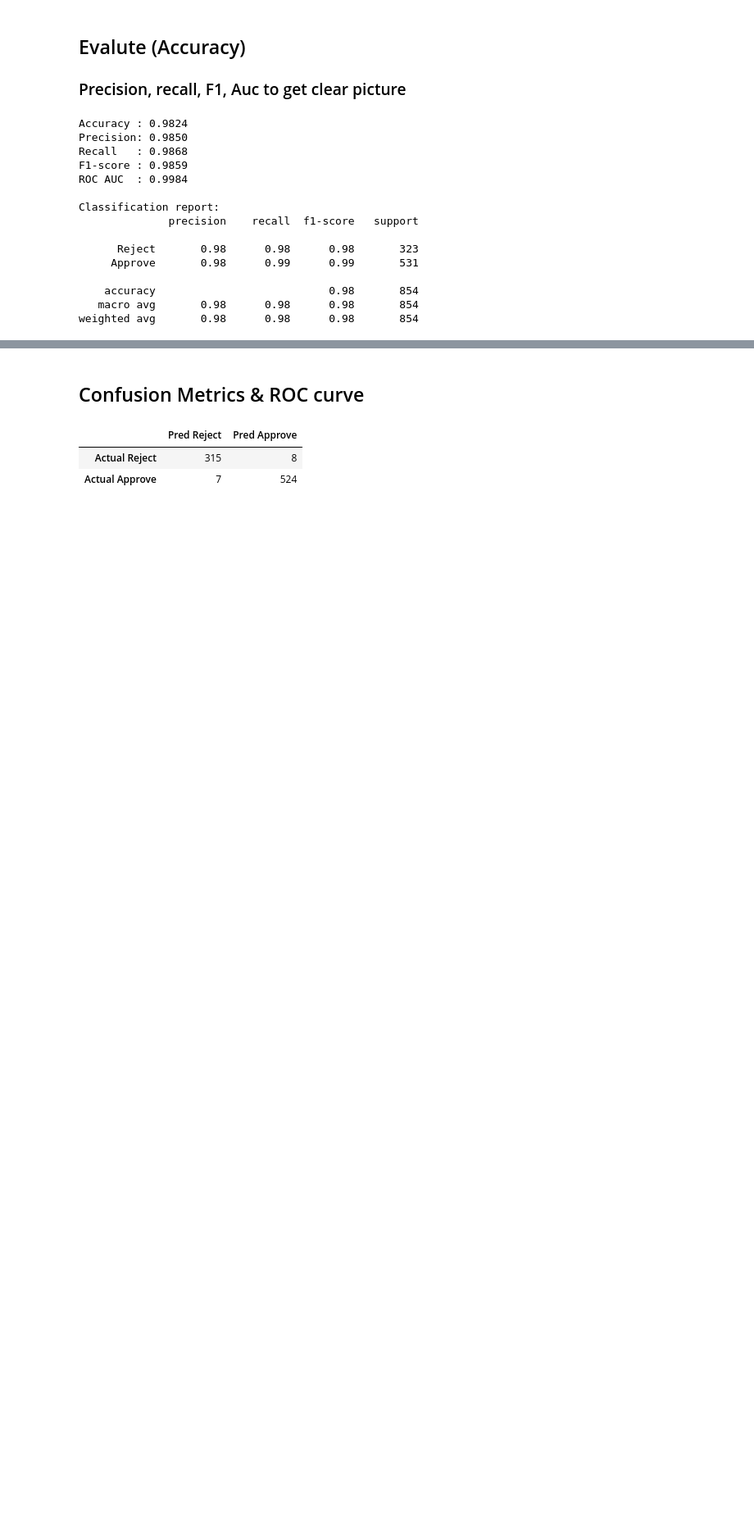
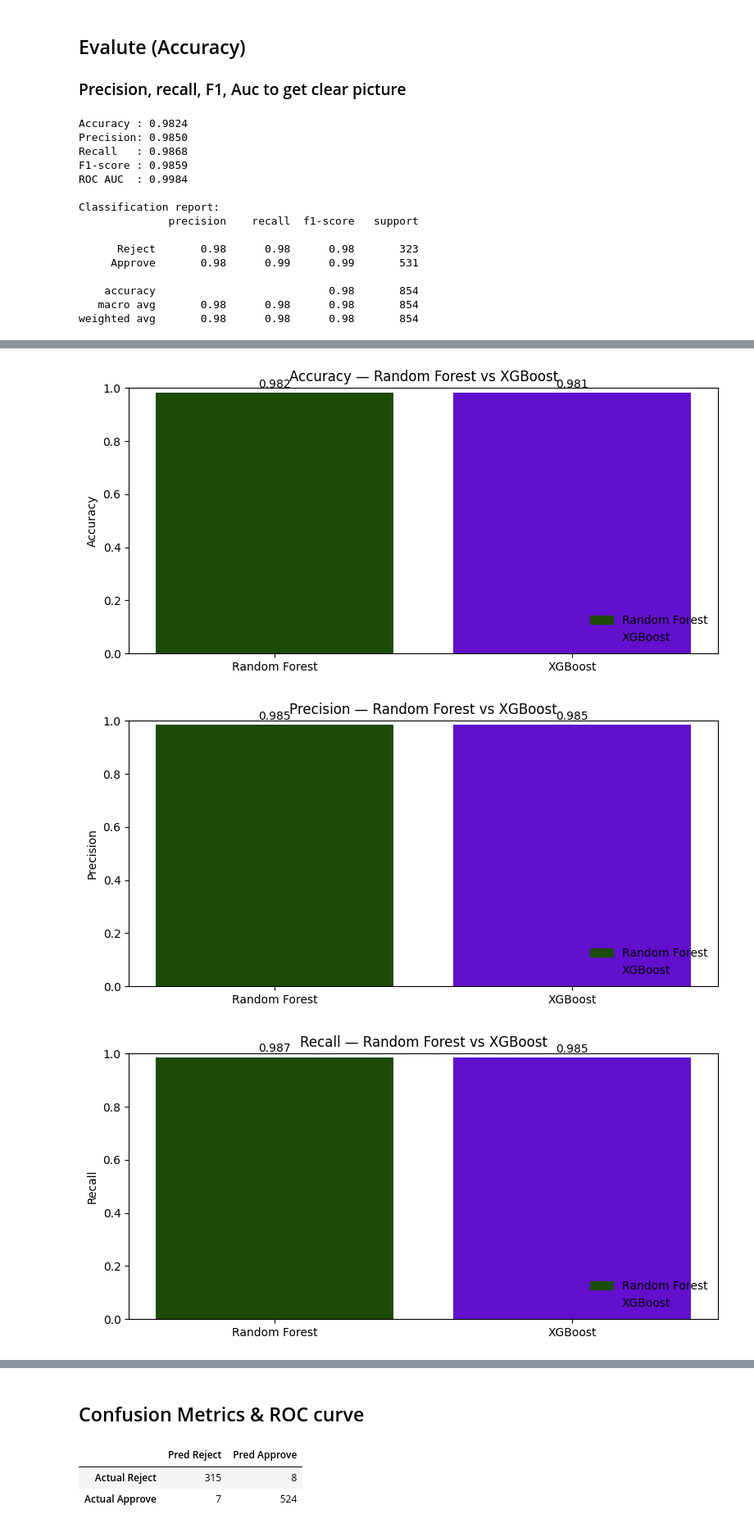
Before and after one commit to priyank-rupera-13/Loan-Approval-Prediction-Capstone, a Jupyter notebook: notebooks/Loan_Approval_Project.ipynb, the cells around one changed output, grey strips where cells are left out. Shown: that part at 82% size. Drawn from its saved outputs; the diff is of its cells as text; code cells hidden in the pictures; blank space fills up the shorter version.

```diff
--- a/notebooks/Loan_Approval_Project.ipynb
+++ b/notebooks/Loan_Approval_Project.ipynb
@@ -219,0 +293,38 @@ weighted avg       0.98      0.98      0.98       854
+# %%
+# Bar charts with distinct colors for RF vs XGB
+import matplotlib.pyplot as plt
+import numpy as np
+
+COLOR_RF  = "#1C4B06"
+COLOR_XGB = "#6210CD"
+
+def plot_metric(metric_name, results_df):
+    """Draw a single bar chart per metric."""
+    vals = results_df[metric_name]
+    labels = vals.index.tolist()
+    scores = vals.values
+
+    colors = [COLOR_RF if "Random Forest" in lbl else COLOR_XGB for lbl in labels]
+
+    plt.figure(figsize=(8,4))
+    bars = plt.bar(labels, scores, color=colors)
+    plt.title(f"{metric_name.capitalize()} — Random Forest vs XGBoost")
+    plt.ylabel(metric_name.capitalize())
+    plt.ylim(0, 1)
+    # value labels on top
+    for b, s in zip(bars, scores):
+        plt.text(b.get_x() + b.get_width()/2, s + 0.01, f"{s:.3f}", ha="center", va="bottom")
+    # legend
+    plt.legend(handles=[
+        plt.Rectangle((0,0),1,1, color=COLOR_RF,  label="Random Forest"),
+        plt.Rectangle((0,0),1,1, color=COLOR_XGB, label="XGBoost")
+    ], frameon=False, loc="lower right")
+    plt.tight_layout()
+    plt.show()
+
+for m in ["accuracy", "precision", "recall", "f1", "roc_auc"]:
+    plot_metric(m, results)
+# %% [output]
+[figure, added]
+[figure, added]
+[figure, added]
```
Also changed, not shown: parts of 22 cells of this notebook.
